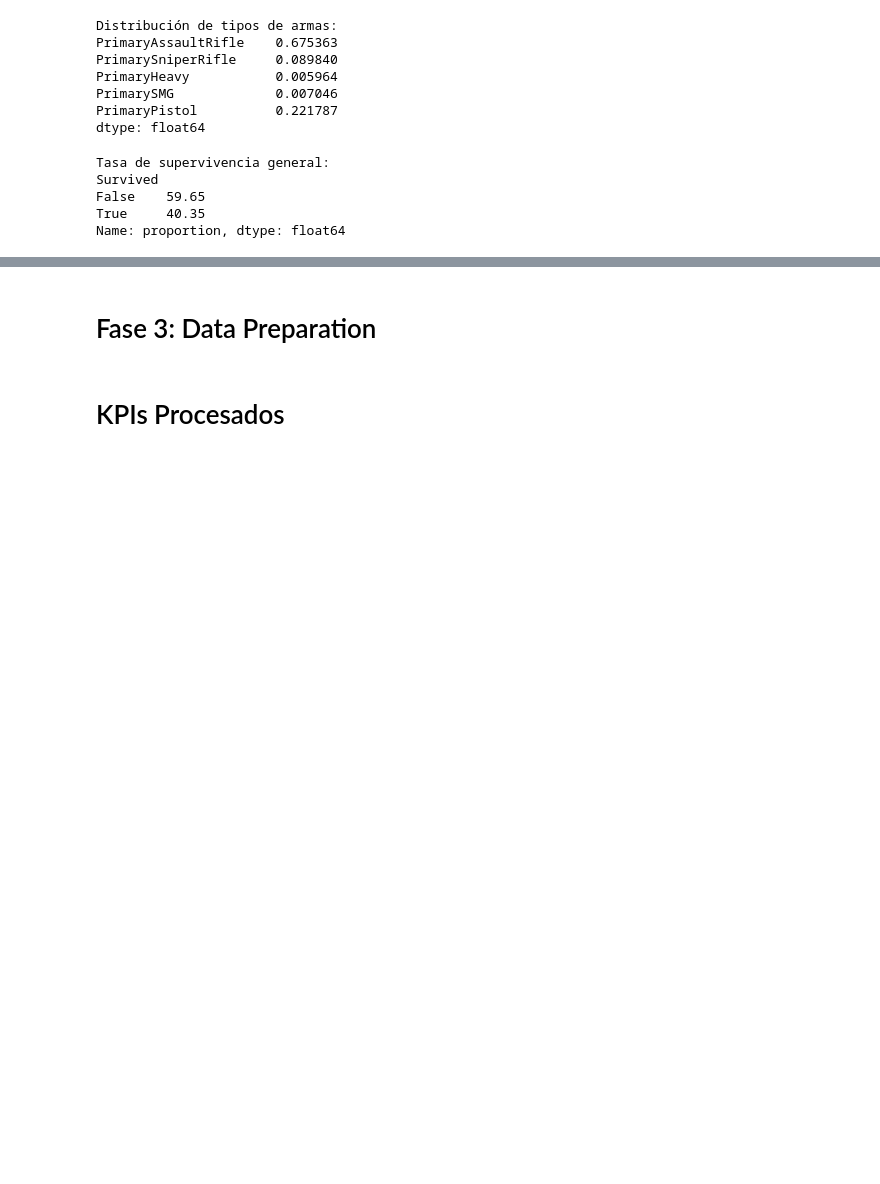
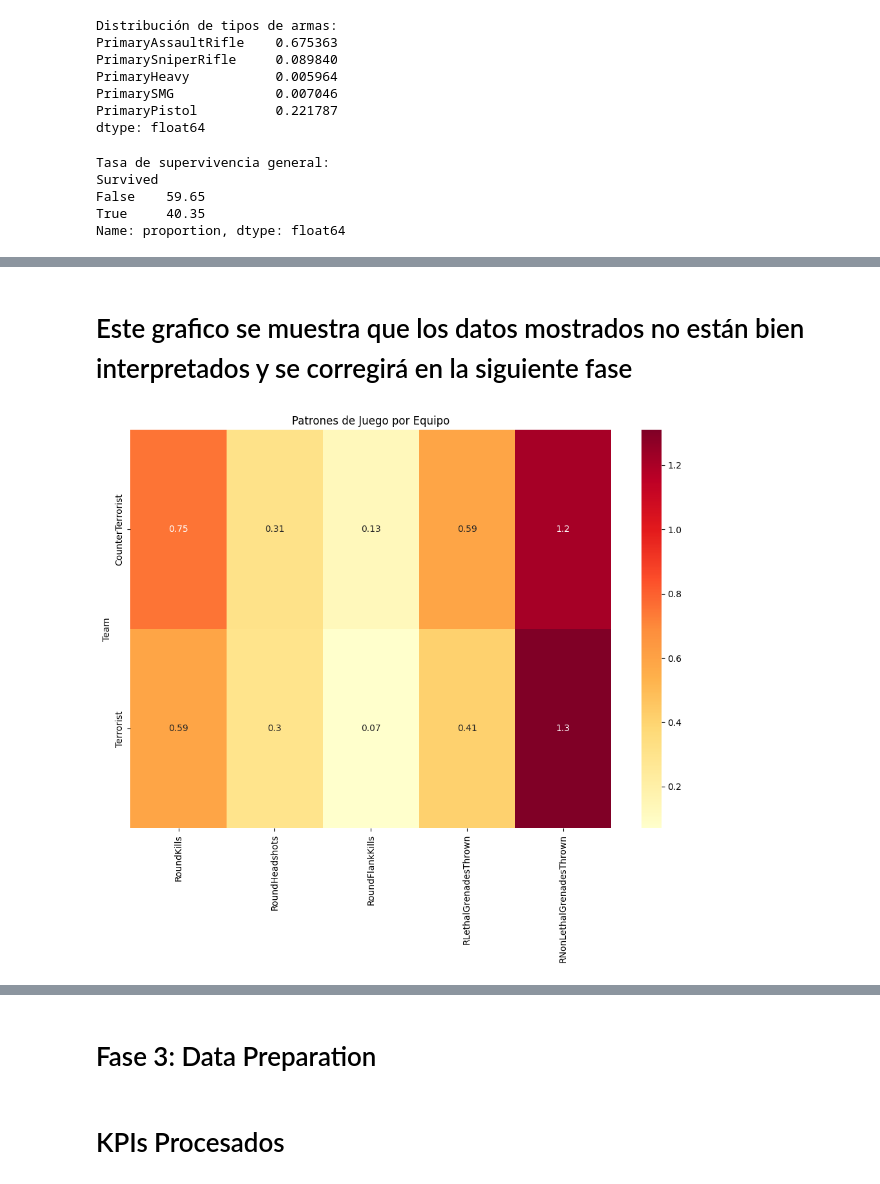
Before and after one commit to lonelystar16/fund-machinelearning, a Jupyter notebook: Informe Tecnico.ipynb, the cells around one changed output, grey strips where cells are left out. Drawn from its saved outputs; the diff is of its cells as text; code cells hidden in the pictures; blank space fills up the shorter version.

```diff
--- a/Informe Tecnico.ipynb
+++ b/Informe Tecnico.ipynb
@@ -552,0 +597,12 @@ Name: proportion, dtype: float64
+# %%
+# 3. Análisis de Comportamiento del Jugador
+print("\n=== Patrones de Comportamiento ===")
+behavior_metrics = rdf.groupby('Team').agg({
+    'RoundKills': 'mean',
+    'RoundHeadshots': 'mean',
+    'RoundFlankKills': 'mean',
+    'RLethalGrenadesThrown': 'mean',
+    'RNonLethalGrenadesThrown': 'mean'
+}).round(2)
+print("\nMétricas de Comportamiento por Equipo:")
+print(behavior_metrics)
@@ -552,0 +640,10 @@ Name: proportion, dtype: float64
+# %% [markdown]
+# Este grafico se muestra que los datos mostrados no están bien interpretados y se corregirá en la siguiente fase
+# %%
+# 3. Patrones de Juego
+plt.figure(figsize=(12,8))
+sns.heatmap(behavior_metrics, annot=True, cmap='YlOrRd')
+plt.title('Patrones de Juego por Equipo')
+plt.show()
+# %% [output]
+[figure, added]
```
Also changed, not shown: parts of 25 cells of this notebook.
